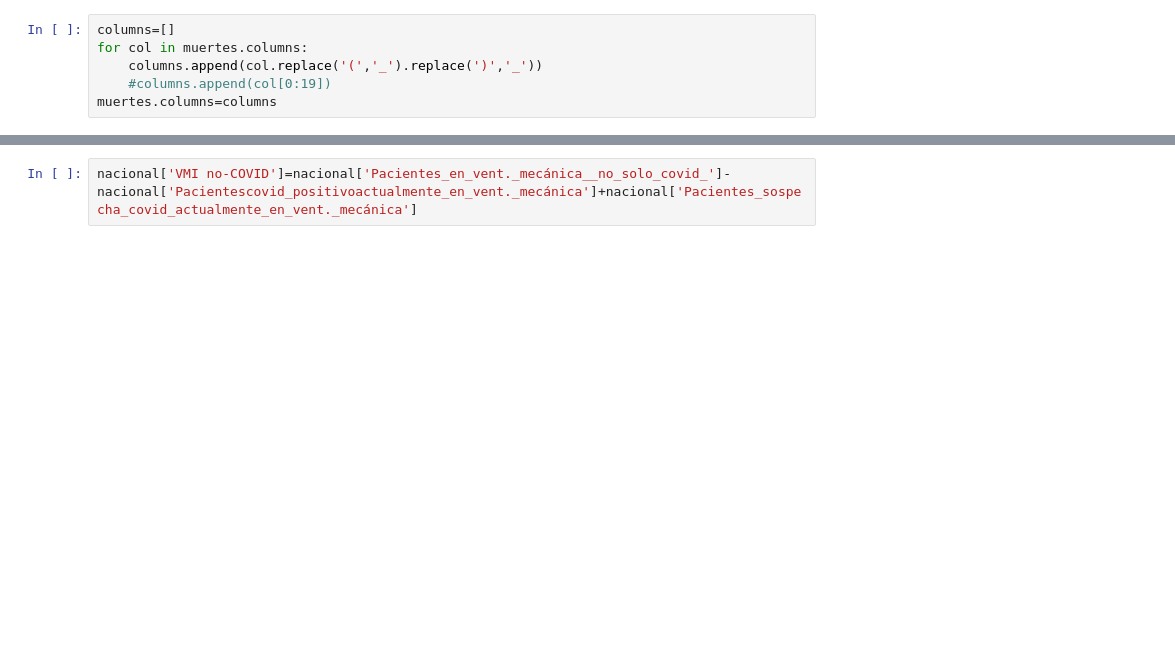
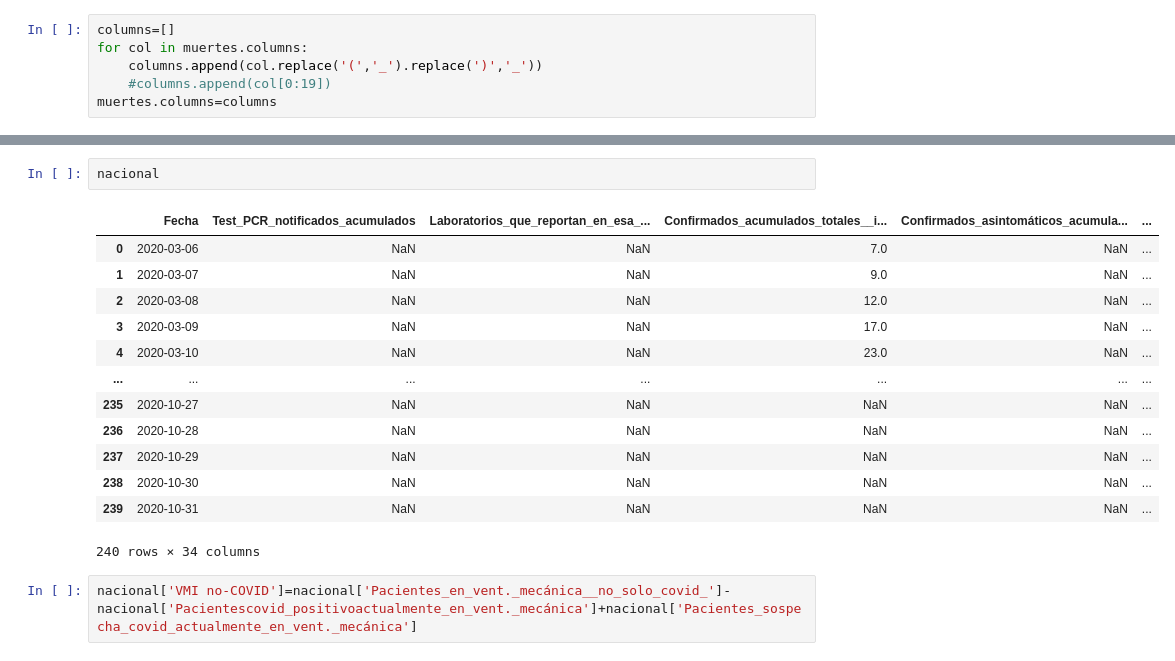
Before and after one commit to panchohumeres/dynamo-covid, a Jupyter notebook: ETL/@perez.ipynb, the cells around one changed output, grey strips where cells are left out. Cells and saved outputs as stored; diff of their text form; blank space fills up the shorter version.

```diff
--- a/ETL/@perez.ipynb
+++ b/ETL/@perez.ipynb
@@ -159,3 +225,19 @@ nacional['VMI Desocupadas']=nacional['VMI_totales']-nacional['Pacientes_en_vent.
+# %%
+nacional
+# %% [output]
+|  | Fecha | Test_PCR_notificados_acumulados | Laboratorios_que_reportan_en_esa_... | Confirmados_acumulados_totales__i... | Confirmados_asintomáticos_acumula... | ... |
+| 0 | 2020-03-06 | NaN | NaN | 7.0 | NaN | ... |
+| 1 | 2020-03-07 | NaN | NaN | 9.0 | NaN | ... |
+| 2 | 2020-03-08 | NaN | NaN | 12.0 | NaN | ... |
+| 3 | 2020-03-09 | NaN | NaN | 17.0 | NaN | ... |
+| 4 | 2020-03-10 | NaN | NaN | 23.0 | NaN | ... |
+| ... | ... | ... | ... | ... | ... | ... |
+| 235 | 2020-10-27 | NaN | NaN | NaN | NaN | ... |
+| 236 | 2020-10-28 | NaN | NaN | NaN | NaN | ... |
+| 237 | 2020-10-29 | NaN | NaN | NaN | NaN | ... |
+| 238 | 2020-10-30 | NaN | NaN | NaN | NaN | ... |
+| 239 | 2020-10-31 | NaN | NaN | NaN | NaN | ... |
+240 rows × 34 columns
 # %%
 nacional['VMI no-COVID']=nacional['Pacientes_en_vent._mecánica__no_solo_covid_']-nacional['Pacientescovid_positivoactualmente_en_vent._mecánica']+nacional['Pacientes_sospecha_covid_actualmente_en_vent._mecánica']
 # %%
```
Also changed, not shown: parts of 10 cells of this notebook, 8 other files.
